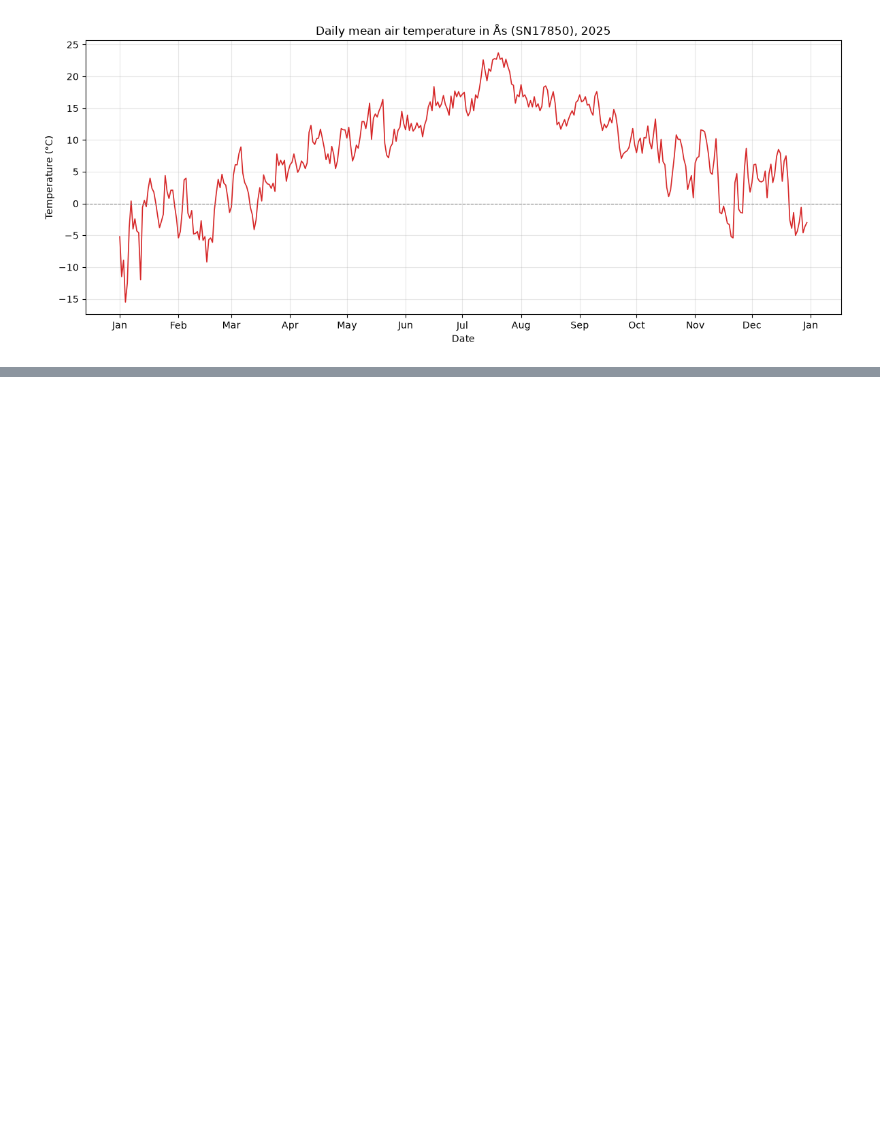
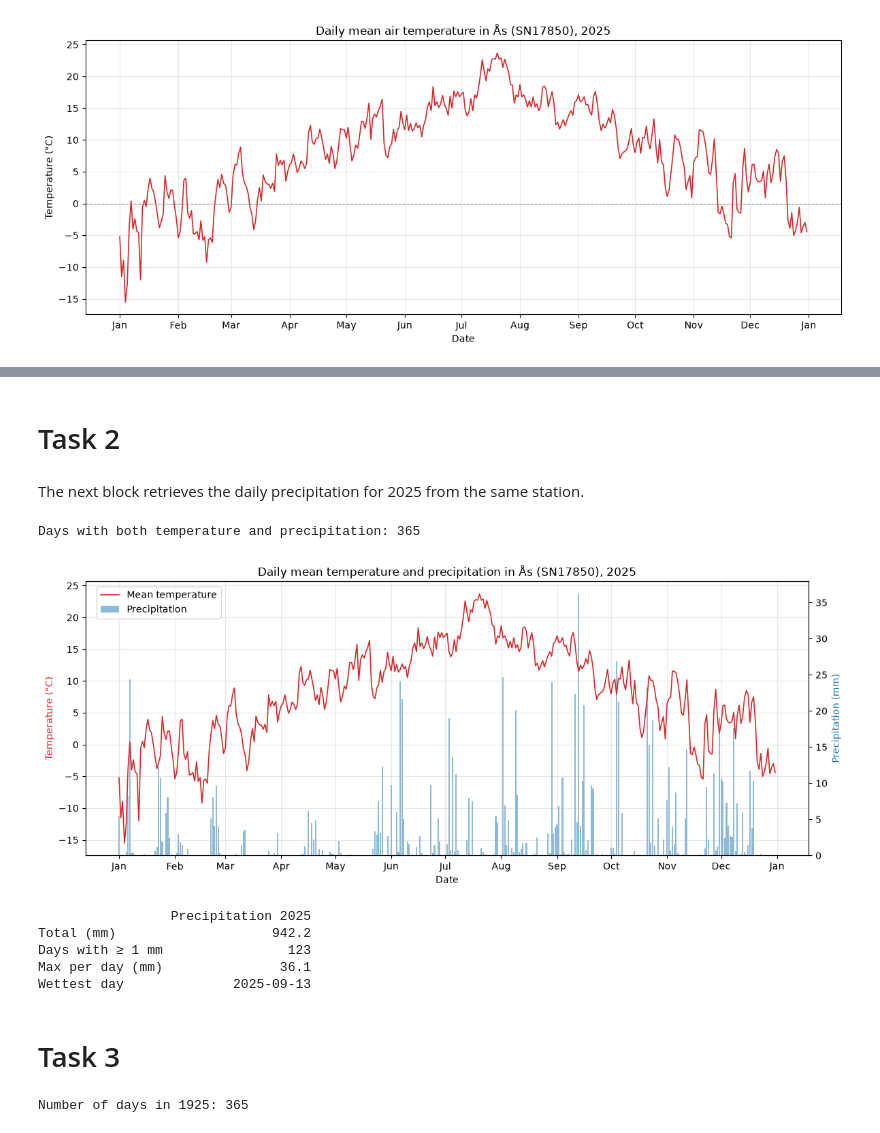
Before and after one commit to oskarrandel/deliverable_1, a Jupyter notebook: deliverable_1.ipynb, the cells around one changed output, grey strips where cells are left out. Cells and saved outputs as stored; diff of their text form; code cells hidden in the pictures; blank space fills up the shorter version.

Commit message:
Task 3 done

```diff
--- a/deliverable_1.ipynb
+++ b/deliverable_1.ipynb
@@ -27,9 +15,0 @@ json = r.json()
-# %%
-# Check if the request worked, print out any errors
-if r.status_code == 200:
-    data = json['data']
-    print('Data retrieved from frost.met.no!')
-else:
-    print('Error! Returned status code %s' % r.status_code)
-    print('Message: %s' % json['error']['message'])
-    print('Reason: %s' % json['error']['reason'])
@@ -67,3 +55,5 @@ Number of days: 364
+# %%
+df = get_frost_data('mean(air_temperature P1D)', '2025-01-01/2026-01-01')
 # %%
 # Plot the daily mean temperature
 fig, ax = plt.subplots(figsize=(12, 5))
@@ -100,2 +90,67 @@ Median                    8.4
 Min                     -15.5
 Max                      23.7
+# %% [markdown]
+# Task 2
+# %% [markdown]
+The next block retrieves the daily precipitation for 2025 from the same station.
+# %%
+precip = get_frost_data('sum(precipitation_amount P1D)', '2025-01-01/2026-01-01')
+# %%
+# Combine temperature and precipitation on the date
+temp_day = df.assign(date=df['referenceTime'].dt.date)[['date', 'value']]
+precip_day = precip.assign(date=precip['referenceTime'].dt.date)[['date', 'value']]
+weather = pd.merge(temp_day, precip_day, on='date', suffixes=('_temp', '_precip'))
+weather['date'] = pd.to_datetime(weather['date'])
+print('Days with both temperature and precipitation: %s' % len(weather))
+# %% [output]
+Days with both temperature and precipitation: 365
+# %%
+# Plot temperature (line, left axis) and precipitation (bars, right axis)
+fig, ax1 = plt.subplots(figsize=(12, 5))
+
+ax2 = ax1.twinx()
+ax2.bar(weather['date'], weather['value_precip'], color='tab:blue', alpha=0.5, label='Precipitation')
+ax2.set_ylabel('Precipitation (mm)', color='tab:blue')
+
+ax1.plot(weather['date'], weather['value_temp'], color='tab:red', linewidth=1.2, label='Mean temperature')
+ax1.set_ylabel('Temperature (°C)', color='tab:red')
+ax1.set_xlabel('Date')
+ax1.set_zorder(ax2.get_zorder() + 1)   # draw the temperature line on top of the bars
+ax1.patch.set_visible(False)
+
+ax1.set_title('Daily mean temperature and precipitation in Ås (SN17850), 2025')
+ax1.grid(alpha=0.3)
+fig.legend(loc='upper left', bbox_to_anchor=(0.07, 0.92))
+
+ax1.xaxis.set_major_locator(mdates.MonthLocator())
+ax1.xaxis.set_major_formatter(mdates.DateFormatter('%b'))
+
+fig.tight_layout()
+plt.show()
+# %% [output]
+[figure, added]
+# %%
+# Summary of precipitation in 2025
+summary_precip = pd.DataFrame({
+    'Precipitation 2025': [
+        precip['value'].sum(),
+        (precip['value'] >= 1).sum(),
+        precip['value'].max(),
+        precip.loc[precip['value'].idxmax(), 'referenceTime'].date(),
+    ]
+}, index=['Total (mm)', 'Days with ≥ 1 mm', 'Max per day (mm)', 'Wettest day'])
+
+print(summary_precip)
+# %% [output]
+                 Precipitation 2025
+Total (mm)                    942.2
+Days with ≥ 1 mm                123
+Max per day (mm)               36.1
+Wettest day              2025-09-13
+# %% [markdown]
+# Task 3
+# %%
+df_1925 = get_frost_data('mean(air_temperature P1D)', '1925-01-01/1926-01-01')
+print('Number of days in 1925: %s' % len(df_1925))
+# %% [output]
+Number of days in 1925: 365
```
Also changed, not shown: parts of 15 cells of this notebook.
